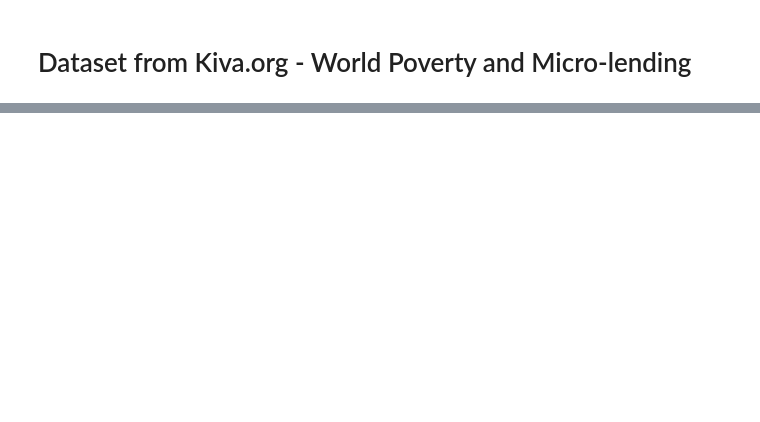
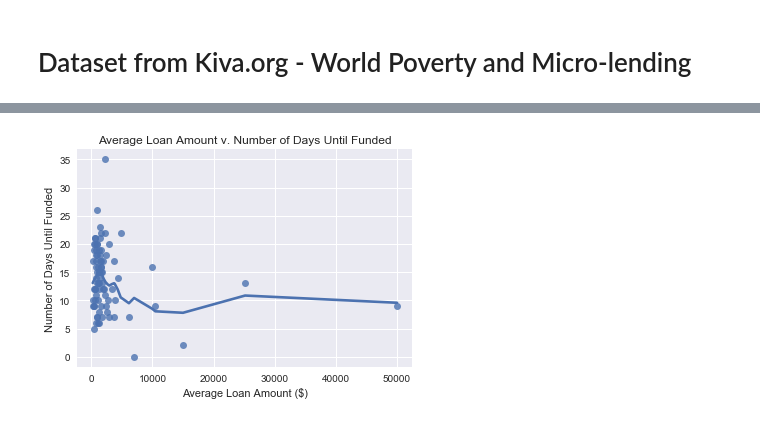
Before and after one commit to Begecky/Pre-Bootcamp-Materials, a Jupyter notebook: Unit 1/Kiva_CrowdFunding_Data.ipynb, the cells around one changed output, grey strips where cells are left out. Drawn from its saved outputs; the diff is of its cells as text; code cells hidden in the pictures; blank space fills up the shorter version.

```diff
--- a/Unit 1/Kiva_CrowdFunding_Data.ipynb
+++ b/Unit 1/Kiva_CrowdFunding_Data.ipynb
@@ -73,0 +66,33 @@ sns.countplot(x = 'world_region', data = delta)
+# %%
+# Grouping up some of the columns and creating a few sub-dataframes, which will help us get a closer look
+# at some of the details and create some plots:
+
+# Data by Country:
+country_count = count_function('country')
+by_country1 = pd.DataFrame(more_specific_agg('country', 'loan_amount', 'term_in_months', 'lender_count', 'mean'))
+by_country2 = pd.DataFrame(group_agg_function('country', 'loan_amount', 'mean'))
+country_time = avg_time_toloan('country', 'time_to_loan')
+
+# Data by Sector:
+by_sector = pd.DataFrame(more_specific_agg('sector', 'loan_amount', 'term_in_months', 'lender_count', 'mean'))
+sector_time = avg_time_toloan('sector', 'time_to_loan')
+
+# Data by Loan Theme:
+by_loan_theme = pd.DataFrame(group_agg_function('Loan Theme Type', 'loan_amount', 'mean'))
+loan_theme_time = avg_time_toloan('Loan Theme Type', 'time_to_loan')
+
+# Data by Amount:
+amount_time = avg_time_toloan('loan_amount', 'time_to_loan')
+
+# Data by Partner ID:
+partners = count_function('partner_id')
+partner_info = more_specific_agg('partner_id', 'loan_amount', 'term_in_months', 'lender_count', 'mean')
+partner_time = avg_time_toloan('partner_id', 'time_to_loan')
+
+# Then grouping them together to hopefully isolate some trends:
+by_loan_theme['time_to_loan'] = loan_theme_time.iloc[:]
+by_country2['time_to_loan'] = country_time.iloc[:]
+by_sector['time_to_loan'] = sector_time.iloc[:]
+partner_info['time_to_loan'] = partner_time.iloc[:]
+
+loan_df
@@ -73,0 +126,12 @@ sns.countplot(x = 'world_region', data = delta)
+# %%
+# Plot of average loan amount per country and amount of time to get funded:
+
+sort_country = by_country2.sort_values('loan_amount', ascending = False)
+sort_country['days_to_loan'] = sort_country['time_to_loan'].dt.days
+
+sns.regplot(x = 'loan_amount', y = 'days_to_loan', data = sort_country, lowess = True).set(
+title = 'Average Loan Amount v. Number of Days Until Funded', xlabel = 'Average Loan Amount ($)',
+ylabel = 'Number of Days Until Funded')
+plt.show()
+# %% [output]
+[figure, added]
```
Also changed, not shown: parts of 28 cells of this notebook.
